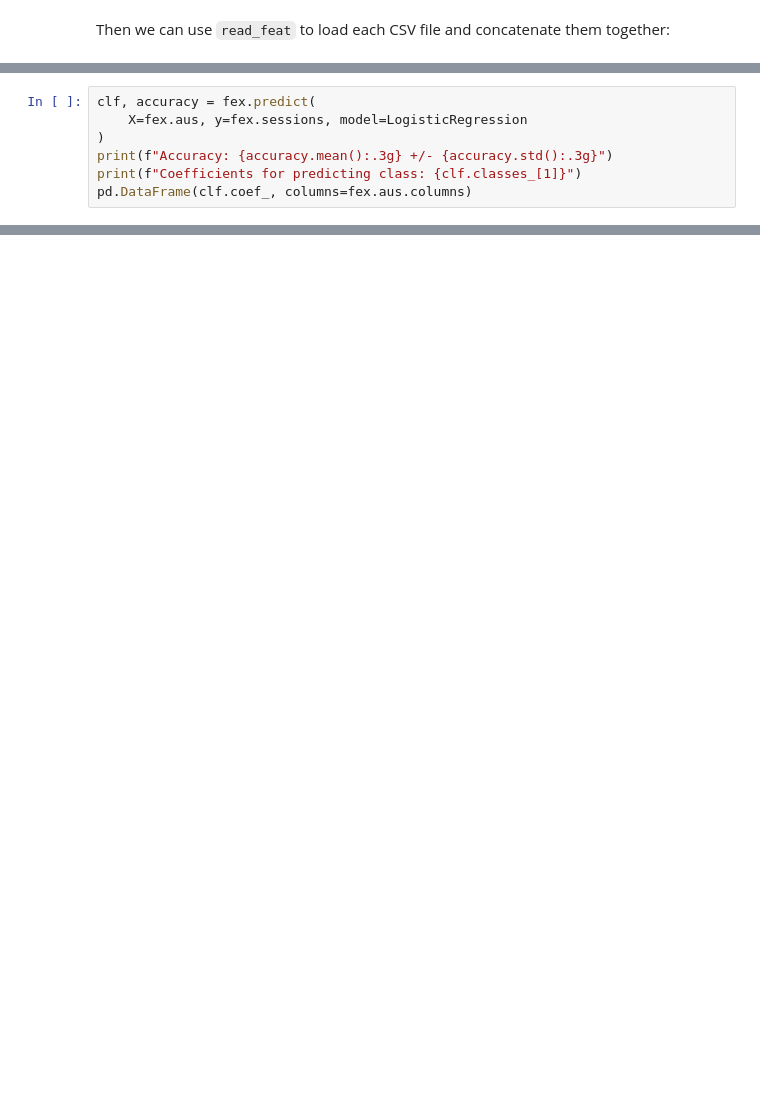
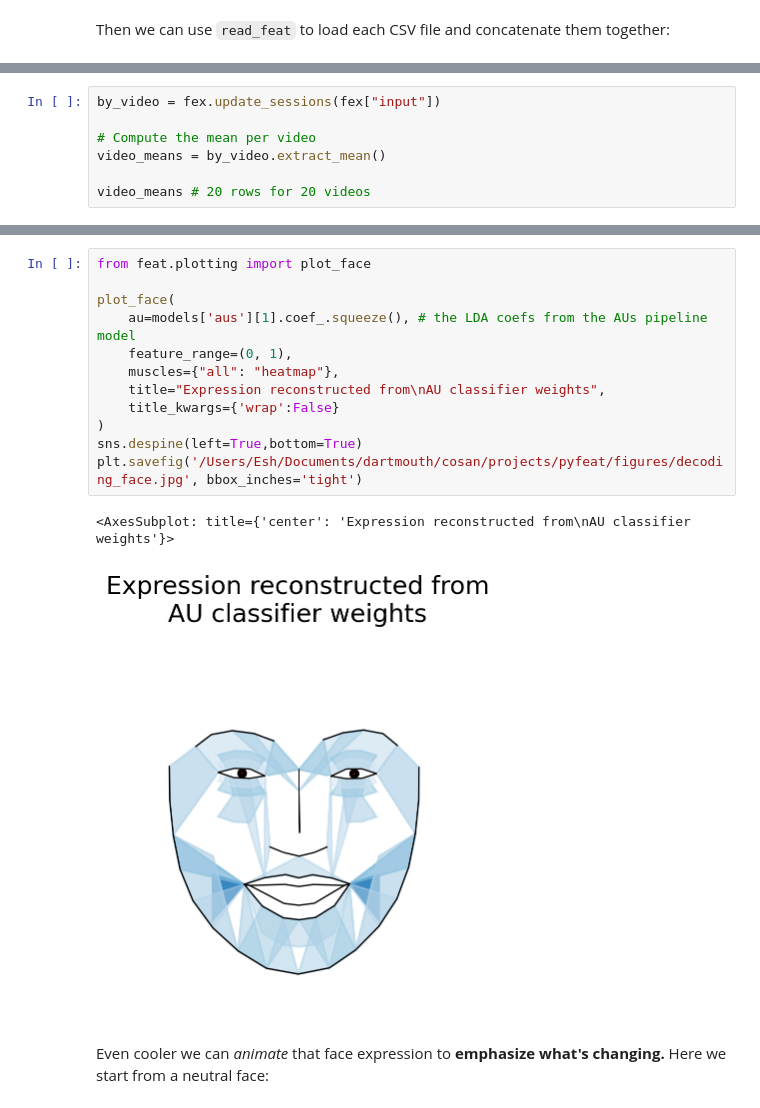
Before and after one commit to cosanlab/py-feat, a Jupyter notebook: docs/basic_tutorials/05_fex_analysis.ipynb, the cells around one changed output, grey strips where cells are left out. Saved outputs shown, nothing was run; the diff lists cells and outputs as text; blank space fills up the shorter version.

```diff
--- a/docs/basic_tutorials/05_fex_analysis.ipynb
+++ b/docs/basic_tutorials/05_fex_analysis.ipynb
@@ -260,7 +108,0 @@ We can also do the same thing using all the AUs as separate features. The benefi
-# %%
-clf, accuracy = fex.predict(
-    X=fex.aus, y=fex.sessions, model=LogisticRegression
-)
-print(f"Accuracy: {accuracy.mean():.3g} +/- {accuracy.std():.3g}")
-print(f"Coefficients for predicting class: {clf.classes_[1]}")
-pd.DataFrame(clf.coef_, columns=fex.aus.columns)
@@ -296,0 +141,7 @@ animation = animate_face(
+# %%
+by_video = fex.update_sessions(fex["input"])
+
+# Compute the mean per video
+video_means = by_video.extract_mean()
+
+video_means # 20 rows for 20 videos
@@ -296,0 +370,17 @@ animation = animate_face(
+# %%
+from feat.plotting import plot_face
+
+plot_face(
+    au=models['aus'][1].coef_.squeeze(), # the LDA coefs from the AUs pipeline model
+    feature_range=(0, 1),
+    muscles={"all": "heatmap"},
+    title="Expression reconstructed from\nAU classifier weights",
+    title_kwargs={'wrap':False}
+)
+sns.despine(left=True,bottom=True)
+plt.savefig('/Users/Esh/Documents/dartmouth/cosan/projects/pyfeat/figures/decoding_face.jpg', bbox_inches='tight')
+# %% [output]
+<AxesSubplot: title={'center': 'Expression reconstructed from\nAU classifier weights'}>
+[figure, added]
+# %% [markdown]
+Even cooler we can *animate* that face expression to **emphasize what's changing.** Here we start from a neutral face:
```
Also changed, not shown: parts of 52 cells of this notebook, 5 other files.
